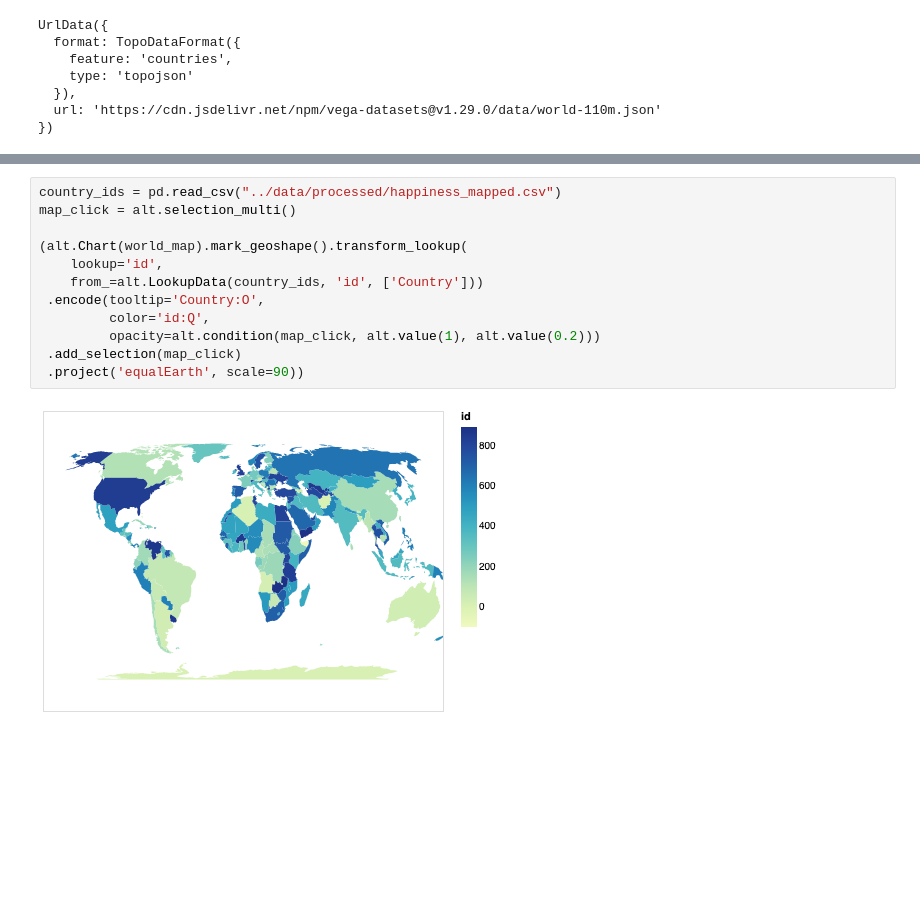
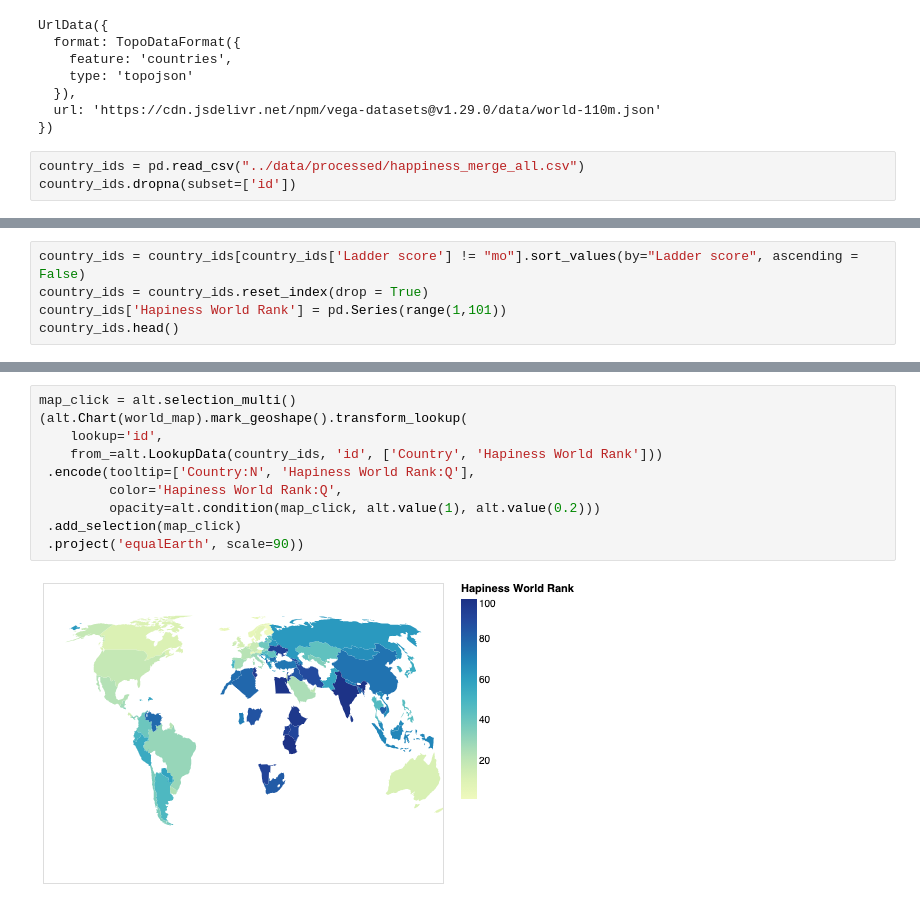
Before and after one commit to UBC-MDS/DSCI_532_Group18_Allstars, a Jupyter notebook: reports/worldmap.ipynb, the cells around one changed output, grey strips where cells are left out. Saved outputs shown, nothing was run; the diff lists cells and outputs as text; blank space fills up the shorter version.

Commit message:
Edits on Worldmap

```diff
--- a/reports/worldmap.ipynb
+++ b/reports/worldmap.ipynb
@@ -17,3 +17,6 @@ UrlData({
   }),
   url: 'https://cdn.jsdelivr.net/npm/vega-datasets@v1.29.0/data/world-110m.json'
 })
+# %%
+country_ids = pd.read_csv("../data/processed/happiness_merge_all.csv")
+country_ids.dropna(subset=['id'])
@@ -19,0 +37,5 @@ UrlData({
+# %%
+country_ids = country_ids[country_ids['Ladder score'] != "mo"].sort_values(by="Ladder score", ascending = False)
+country_ids = country_ids.reset_index(drop = True)
+country_ids['Hapiness World Rank'] = pd.Series(range(1,101))
+country_ids.head()
@@ -20,14 +50,12 @@ UrlData({
 # %%
-country_ids = pd.read_csv("../data/processed/happiness_mapped.csv")
 map_click = alt.selection_multi()
-
 (alt.Chart(world_map).mark_geoshape().transform_lookup(
     lookup='id',
-    from_=alt.LookupData(country_ids, 'id', ['Country']))
- .encode(tooltip='Country:O',
-         color='id:Q',
+    from_=alt.LookupData(country_ids, 'id', ['Country', 'Hapiness World Rank']))
+ .encode(tooltip=['Country:N', 'Hapiness World Rank:Q'],
+         color='Hapiness World Rank:Q',
          opacity=alt.condition(map_click, alt.value(1), alt.value(0.2)))
  .add_selection(map_click)
  .project('equalEarth', scale=90))
 # %% [output]
-[figure, old version]
+[figure, new version]
```
Also changed, not shown: parts of 4 cells of this notebook, 1 other file.
